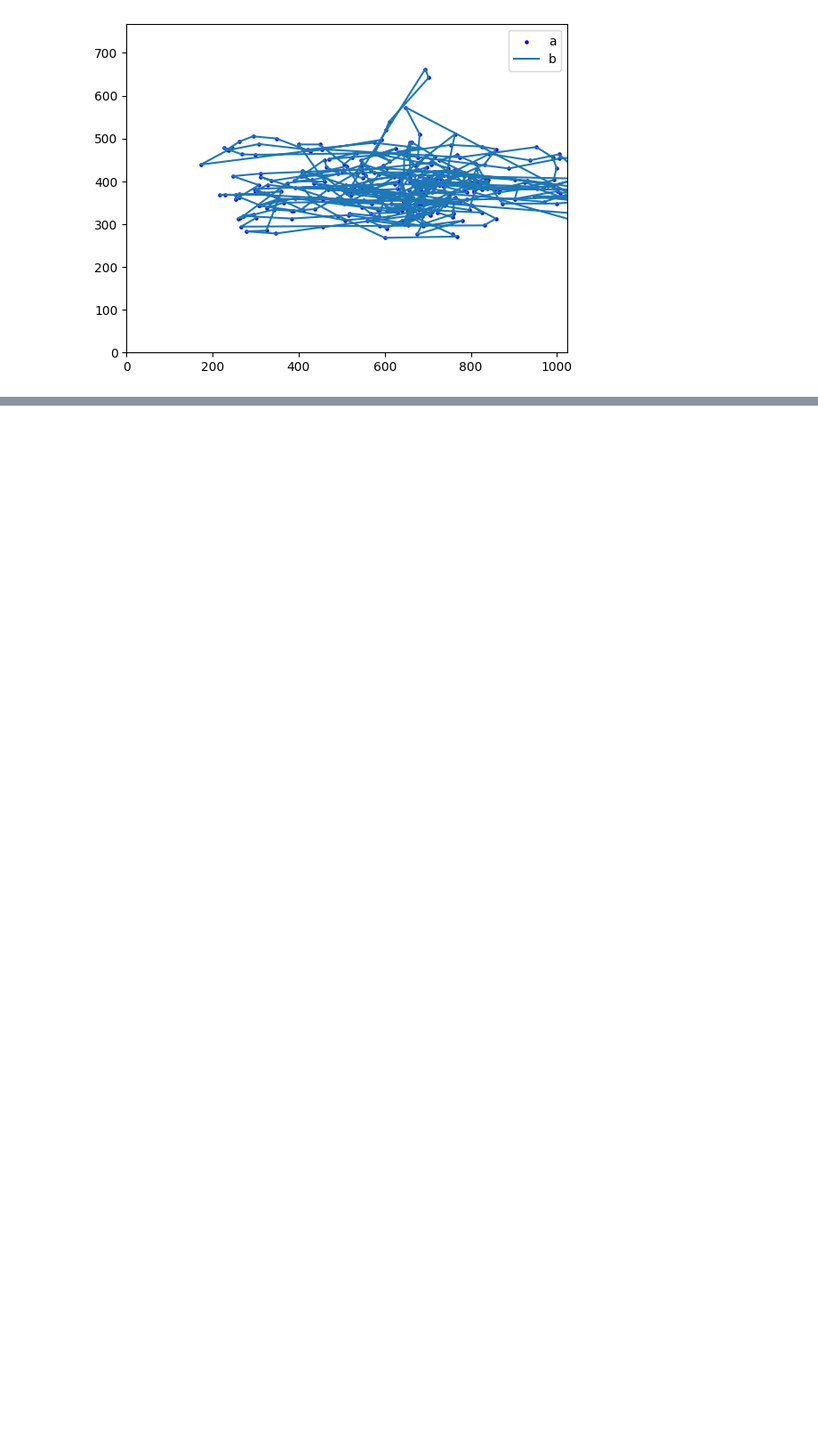
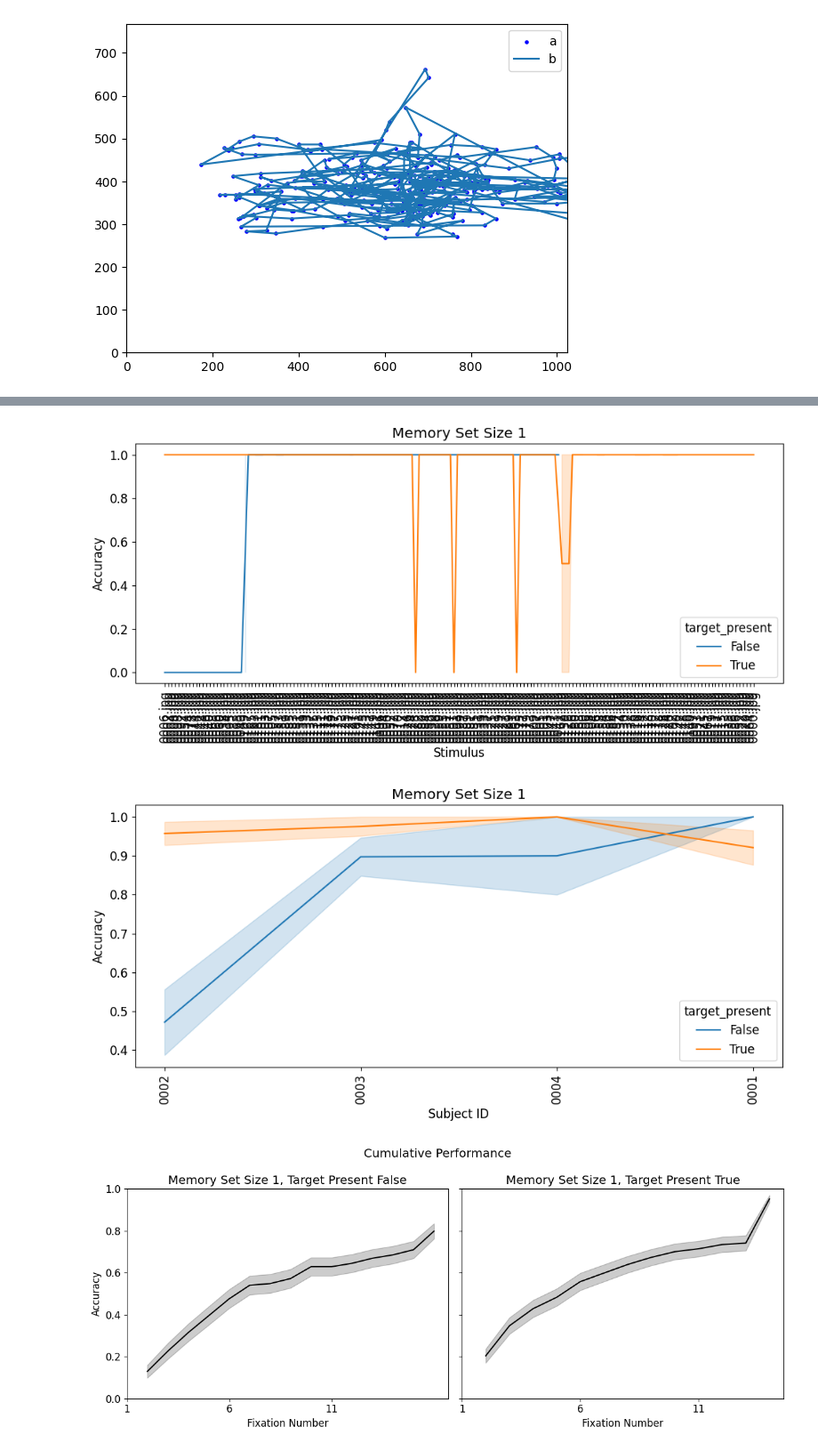
Before and after one commit to NeuroLIAA/pyxations, a Jupyter notebook: notebooks/Easy steps.ipynb, the cells around one changed output, grey strips where cells are left out. Shown at 89% size. Cells and saved outputs as stored; diff of their text form; code cells hidden in the pictures; blank space fills up the shorter version.

```diff
--- a/notebooks/Easy steps.ipynb
+++ b/notebooks/Easy steps.ipynb
@@ -80,0 +95,12 @@ Image(filename=out_filename)
+# %%
+rts = exp.search_rts()
+exp.plot_accuracy_by_stimulus()
+exp.plot_accuracy_by_subject()
+exp.plot_cumulative_performance()
+exp.plot_probability_of_deciding_by_rt_bin(13,0.5)
+exp.plot_speed_accuracy_tradeoff_by_subject()
+exp.plot_speed_accuracy_tradeoff_by_stimulus()
+# %% [output]
+[figure, added]
+[figure, added]
+[figure, added]
```
Also changed, not shown: parts of 7 cells of this notebook, 7 other files.
